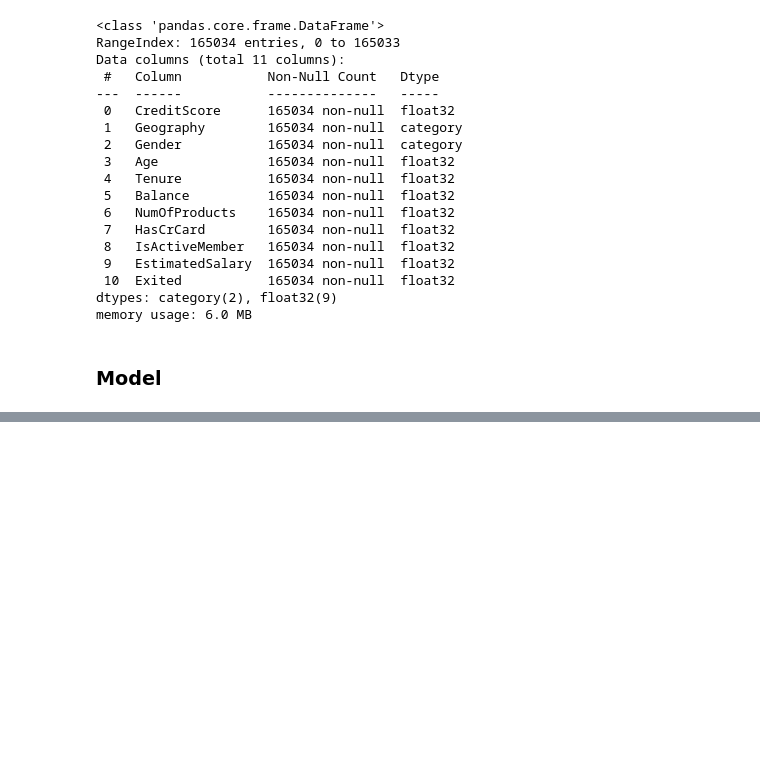
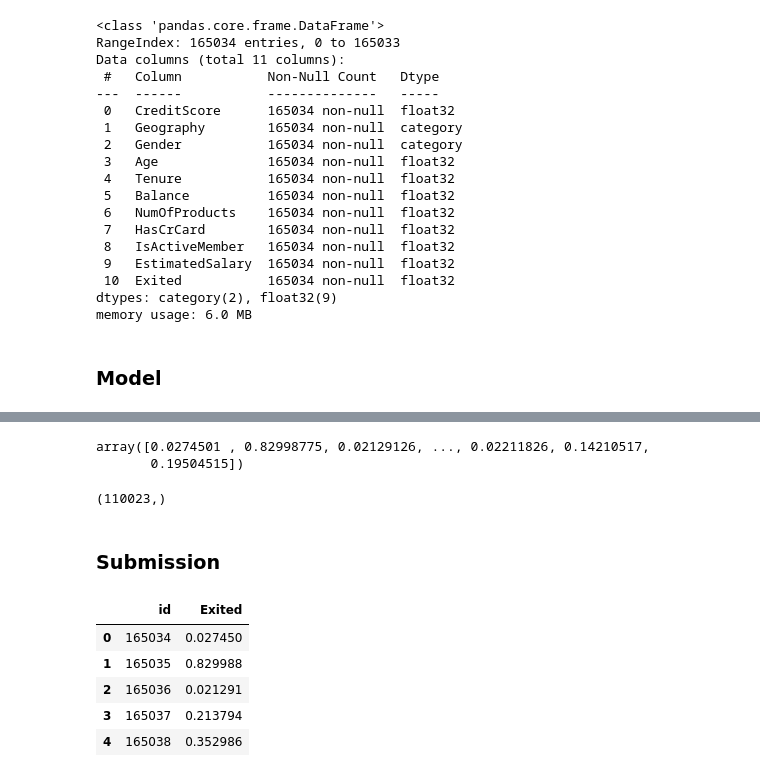
Before and after one commit to beomsun0829/Kaggle, a Jupyter notebook: Binary Classification with a Bank Churn Dataset/main.ipynb, the cells around one changed output, grey strips where cells are left out. Drawn from its saved outputs; the diff is of its cells as text; code cells hidden in the pictures; blank space fills up the shorter version.

```diff
--- a/Binary Classification with a Bank Churn Dataset/main.ipynb
+++ b/Binary Classification with a Bank Churn Dataset/main.ipynb
@@ -112,4 +115,5 @@ def run():
 # %%
 run = ex.run()
+model = run.result
 # %% [output]
 INFO - config - Running command 'run'
@@ -119,0 +140,8 @@ Hello world!
+# %%
+test_df = pd.read_csv('./data/test.csv')
+test_df.drop(['id', 'CustomerId', 'Surname'], axis = 1, inplace = True)
+# %%
+float_cols = float_cols.drop('Exited')
+test_df[float_cols] = test_df[float_cols].astype('float32')
+test_df[object_cols] = test_df[object_cols].astype('category')
+test_df.info()
@@ -119,0 +166,23 @@ Hello world!
+# %%
+pred = model.predict_proba(test_df)[:, 1]
+pred
+# %% [output]
+array([0.0274501 , 0.82998775, 0.02129126, ..., 0.02211826, 0.14210517,
+       0.19504515])
+# %%
+print(pred.shape)
+# %% [output]
+(110023,)
+# %% [markdown]
+### Submission
+# %%
+sub_df = pd.read_csv('./data/sample_submission.csv')
+sub_df['Exited'] = pred
+sub_df.head()
+# %% [output]
+|  | id | Exited |
+| 0 | 165034 | 0.027450 |
+| 1 | 165035 | 0.829988 |
+| 2 | 165036 | 0.021291 |
+| 3 | 165037 | 0.213794 |
+| 4 | 165038 | 0.352986 |
```
Also changed, not shown: parts of 7 cells of this notebook, 29 other files.
